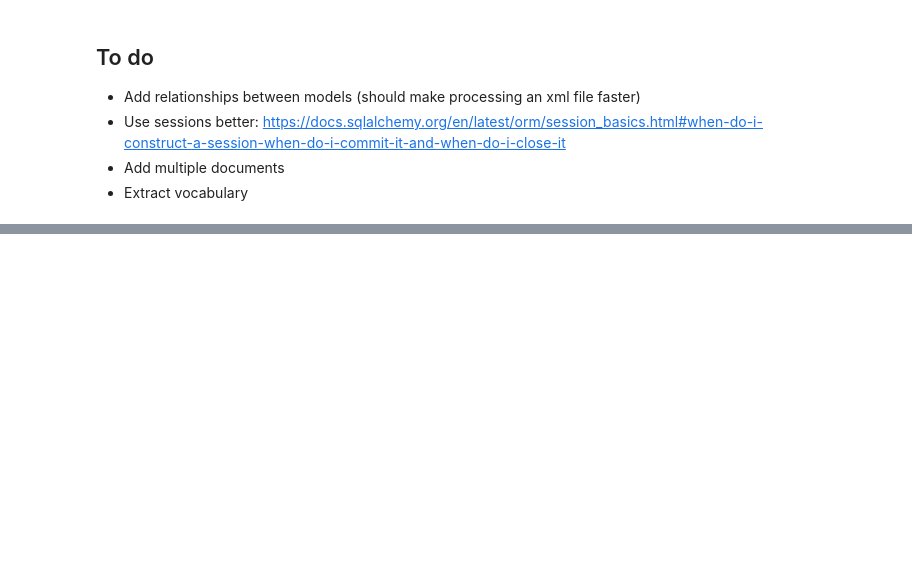
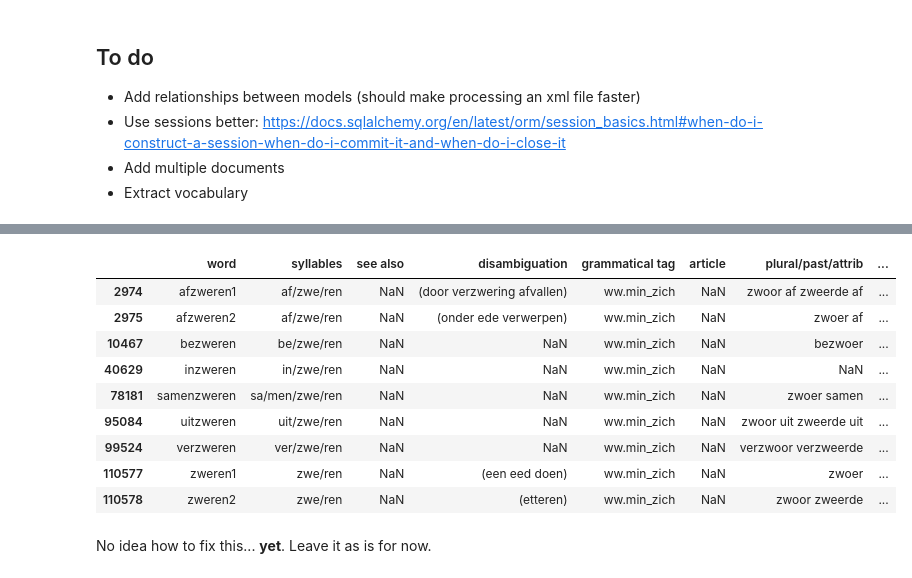
Before and after one commit to TICCLAT/ticclat, a Jupyter notebook: notebooks/ticclat_db_ingestion/groene_boekje.ipynb, the cells around one changed output, grey strips where cells are left out. Drawn from its saved outputs; the diff is of its cells as text; code cells hidden in the pictures; blank space fills up the shorter version.

```diff
--- a/notebooks/ticclat_db_ingestion/groene_boekje.ipynb
+++ b/notebooks/ticclat_db_ingestion/groene_boekje.ipynb
@@ -169,0 +65,13 @@ res
+# %%
+GB_basepath = "/Users/pbos/projects/ticclat/data/GB/"
+# %%
+GB1914_path = GB_basepath + "1914/22722-8.txt"
+GB1995_path = GB_basepath + "1995-2005/1995/GB95_002.csv"
+GB2005_path = GB_basepath + "1995-2005/2005/GB05_002.csv"
+# %%
+df_GB1995 = pd.read_csv(GB1995_path, sep=';', names=["word", "syllables", "see also", "disambiguation",
+                                                     "grammatical tag", "article",
+                                                     "plural/past/attrib", "plural/past/attrib syllables",
+                                                     "diminu/compara/past plural", "diminu/compara/past plural syllables",
+                                                     "past perfect/superla", "past perfect/superla syllables"],
+                        encoding='utf8') # encoding necessary for later loading into sqlalchemy!
@@ -169,0 +630,15 @@ res
+# %%
+df_GB1995[df_GB1995['word'].str.contains('zweren', na=False)]
+# %% [output]
+|  | word | syllables | see also | disambiguation | grammatical tag | article | plural/past/attrib | ... |
+| 2974 | afzweren1 | af/zwe/ren | NaN | (door verzwering afvallen) | ww.min_zich | NaN | zwoor af zweerde af | ... |
+| 2975 | afzweren2 | af/zwe/ren | NaN | (onder ede verwerpen) | ww.min_zich | NaN | zwoer af | ... |
+| 10467 | bezweren | be/zwe/ren | NaN | NaN | ww.min_zich | NaN | bezwoer | ... |
+| 40629 | inzweren | in/zwe/ren | NaN | NaN | ww.min_zich | NaN | NaN | ... |
+| 78181 | samenzweren | sa/men/zwe/ren | NaN | NaN | ww.min_zich | NaN | zwoer samen | ... |
+| 95084 | uitzweren | uit/zwe/ren | NaN | NaN | ww.min_zich | NaN | zwoor uit zweerde uit | ... |
+| 99524 | verzweren | ver/zwe/ren | NaN | NaN | ww.min_zich | NaN | verzwoor verzweerde | ... |
+| 110577 | zweren1 | zwe/ren | NaN | (een eed doen) | ww.min_zich | NaN | zwoer | ... |
+| 110578 | zweren2 | zwe/ren | NaN | (etteren) | ww.min_zich | NaN | zwoor zweerde | ... |
+# %% [markdown]
+No idea how to fix this... **yet**. Leave it as is for now.
```
Also changed, not shown: parts of 100 cells of this notebook.
